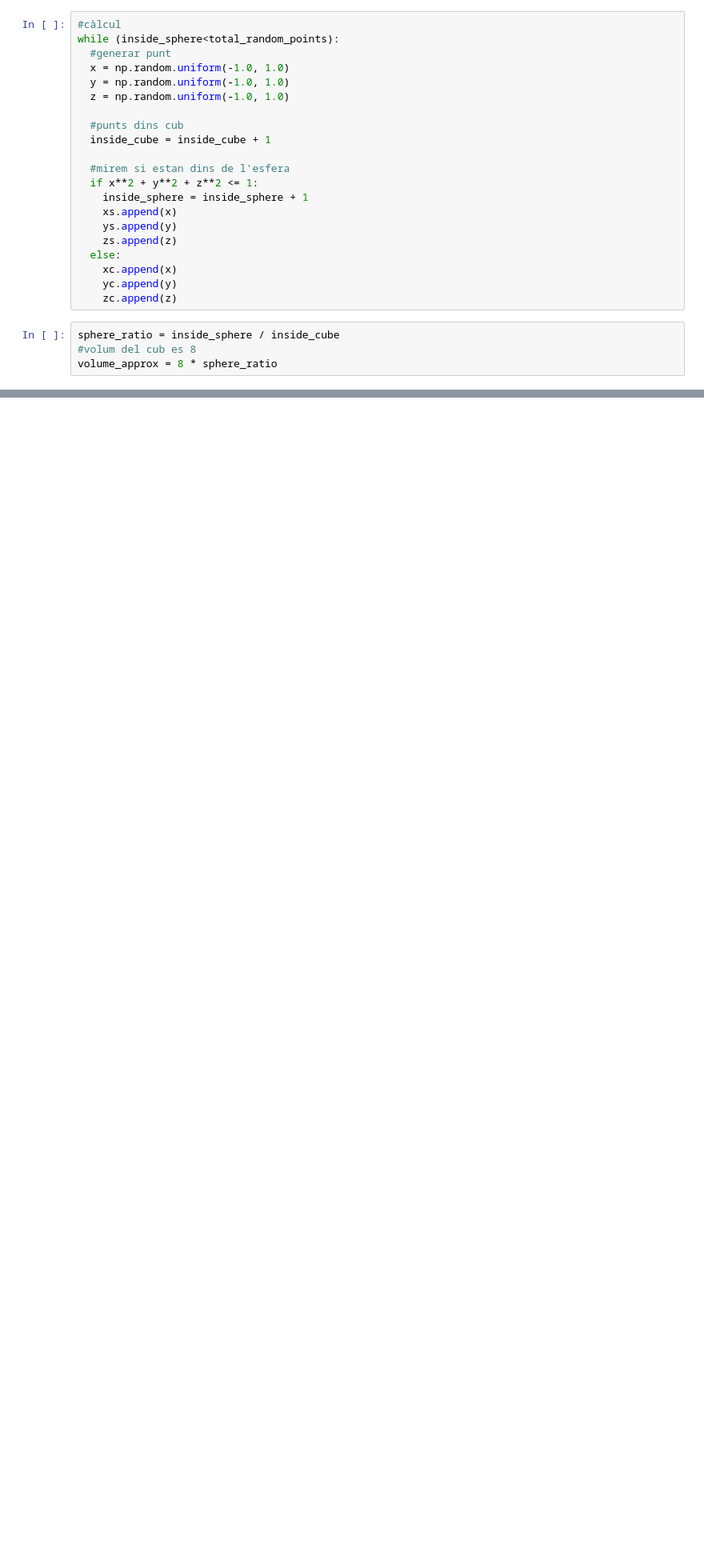
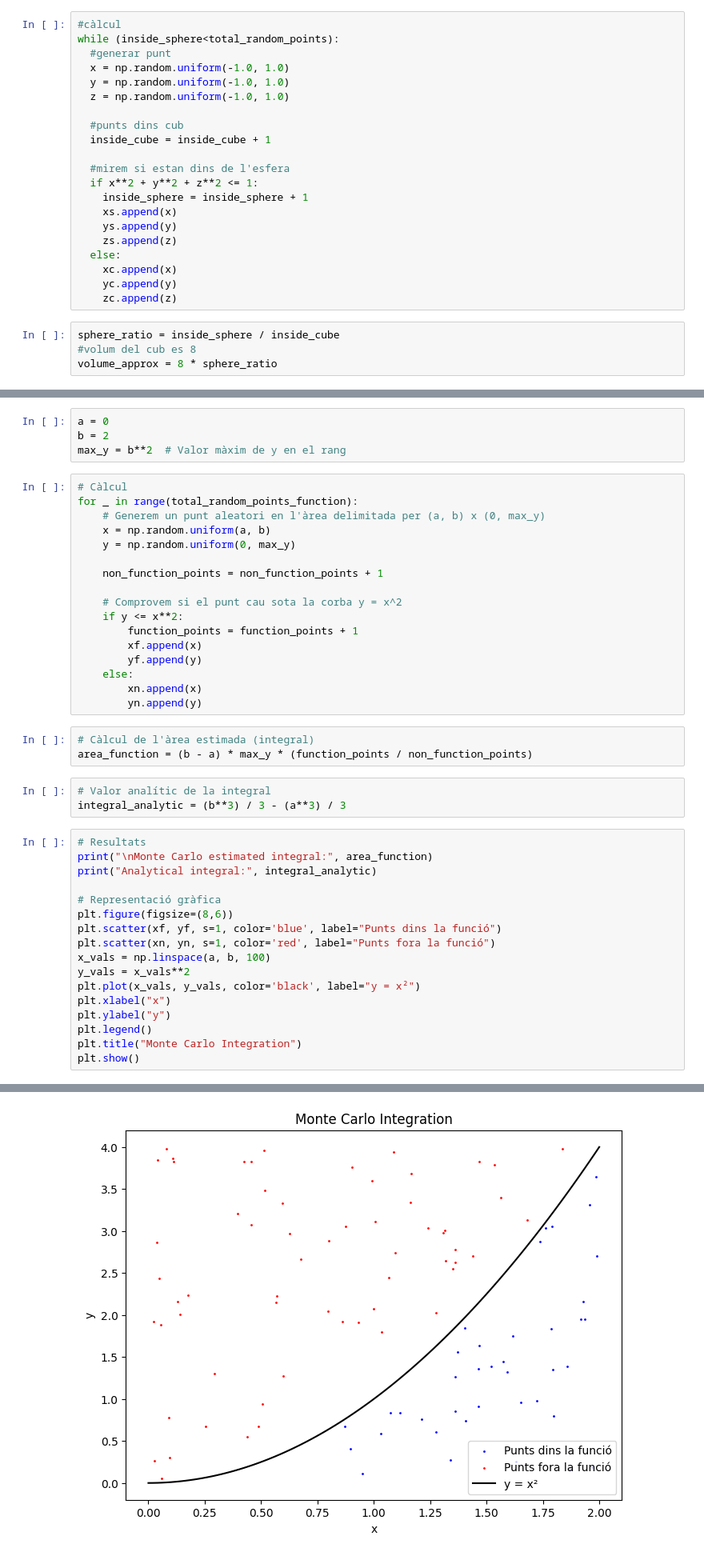
Before and after one commit to EloiMolla/SSN, a Jupyter notebook: Homework4.ipynb, the cells around one changed output, grey strips where cells are left out. Shown: that part at 80% size. Saved outputs shown, nothing was run; the diff lists cells and outputs as text; blank space fills up the shorter version.

```diff
--- a/Homework4.ipynb
+++ b/Homework4.ipynb
@@ -85,0 +105,45 @@ Estimated volume of unit sphere = 0.5234122290033184 x Total Volume = 4.18729783
+# %%
+a = 0
+b = 2
+max_y = b**2  # Valor màxim de y en el rang
+# %%
+# Càlcul
+for _ in range(total_random_points_function):
+    # Generem un punt aleatori en l'àrea delimitada per (a, b) x (0, max_y)
+    x = np.random.uniform(a, b)
+    y = np.random.uniform(0, max_y)
+
+    non_function_points = non_function_points + 1
+
+    # Comprovem si el punt cau sota la corba y = x^2
+    if y <= x**2:
+        function_points = function_points + 1
+        xf.append(x)
+        yf.append(y)
+    else:
+        xn.append(x)
+        yn.append(y)
+# %%
+# Càlcul de l'àrea estimada (integral)
+area_function = (b - a) * max_y * (function_points / non_function_points)
+# %%
+# Valor analític de la integral
+integral_analytic = (b**3) / 3 - (a**3) / 3
+# %%
+# Resultats
+print("\nMonte Carlo estimated integral:", area_function)
+print("Analytical integral:", integral_analytic)
+
+# Representació gràfica
+plt.figure(figsize=(8,6))
+plt.scatter(xf, yf, s=1, color='blue', label="Punts dins la funció")
+plt.scatter(xn, yn, s=1, color='red', label="Punts fora la funció")
+x_vals = np.linspace(a, b, 100)
+y_vals = x_vals**2
+plt.plot(x_vals, y_vals, color='black', label="y = x²")
+plt.xlabel("x")
+plt.ylabel("y")
+plt.legend()
+plt.title("Monte Carlo Integration")
+plt.show()
+# %% [output]
@@ -85,0 +152 @@ Estimated volume of unit sphere = 0.5234122290033184 x Total Volume = 4.18729783
+[figure, added]
```
Also changed, not shown: parts of 6 cells of this notebook.
